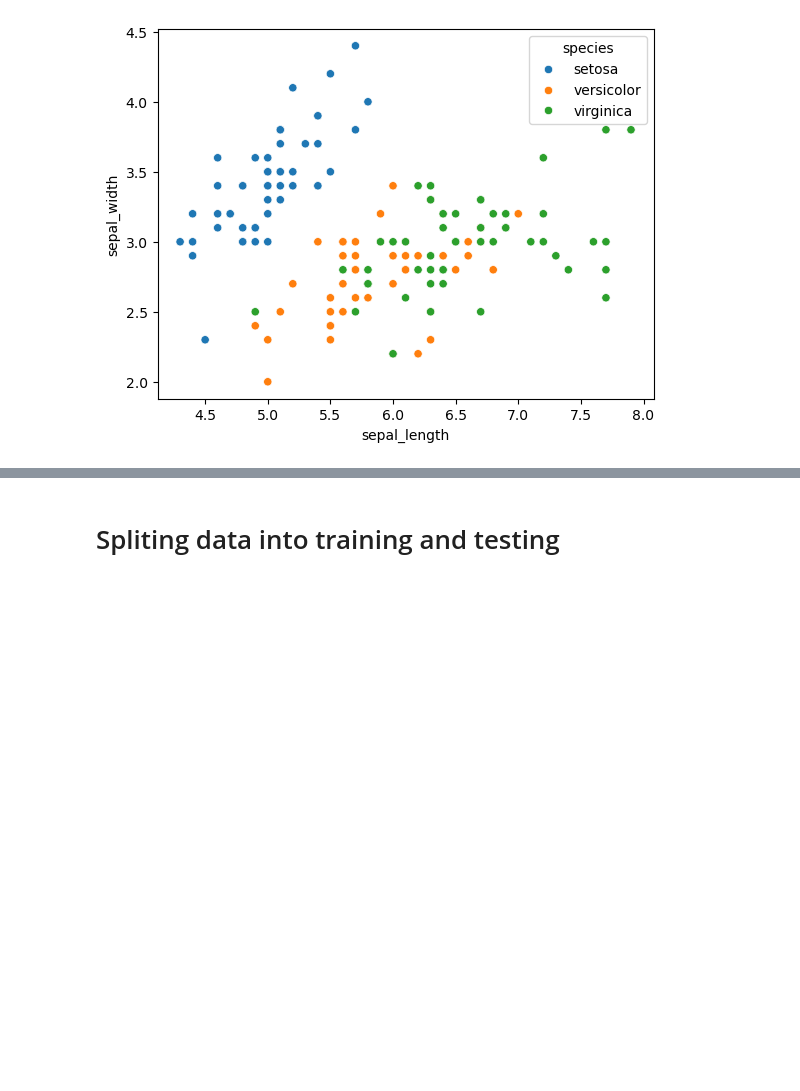
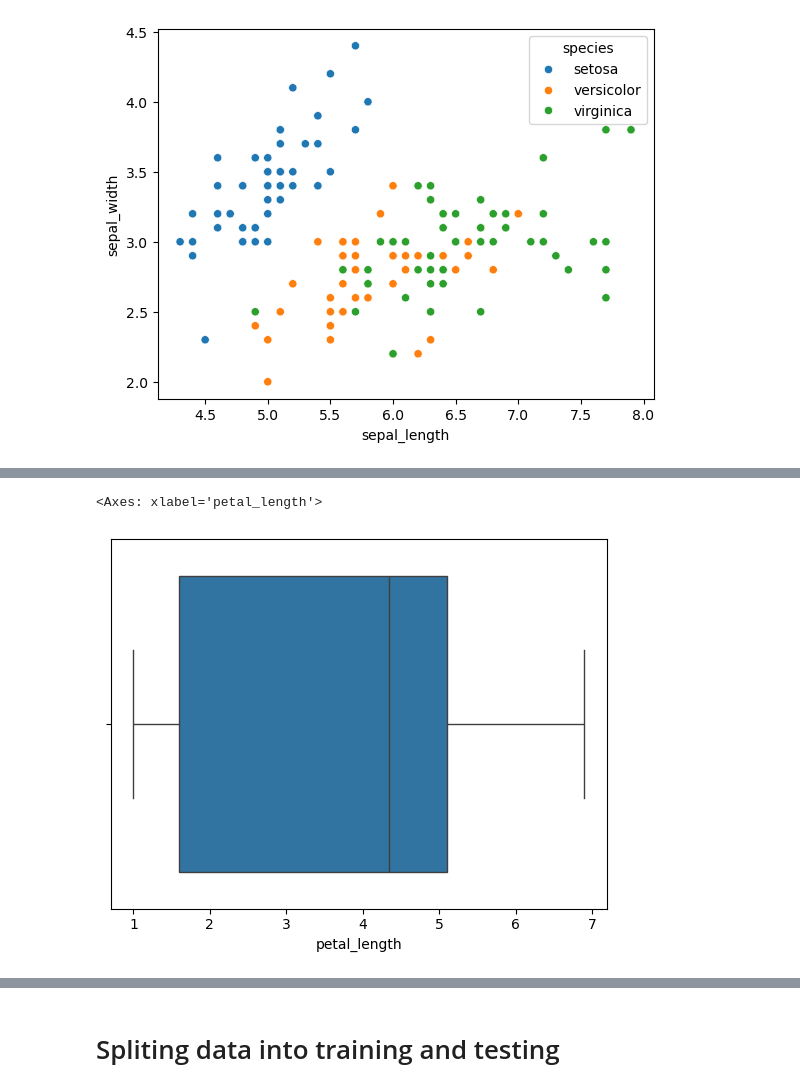
Before and after one commit to aumpanara-art/Iris-Classification, a Jupyter notebook: Iris Classification.ipynb, the cells around one changed output, grey strips where cells are left out. Drawn from its saved outputs; the diff is of its cells as text; code cells hidden in the pictures; blank space fills up the shorter version.

```diff
--- a/Iris Classification.ipynb
+++ b/Iris Classification.ipynb
@@ -152,0 +181,7 @@ The dataset contains only 4 features, and each feature is crucially important fo
+# %%
+# 0 outliers founded
+
+sns.boxplot(x=df['petal_length'])
+# %% [output]
+<Axes: xlabel='petal_length'>
+[figure, added]
```
Also changed, not shown: parts of 15 cells of this notebook.
